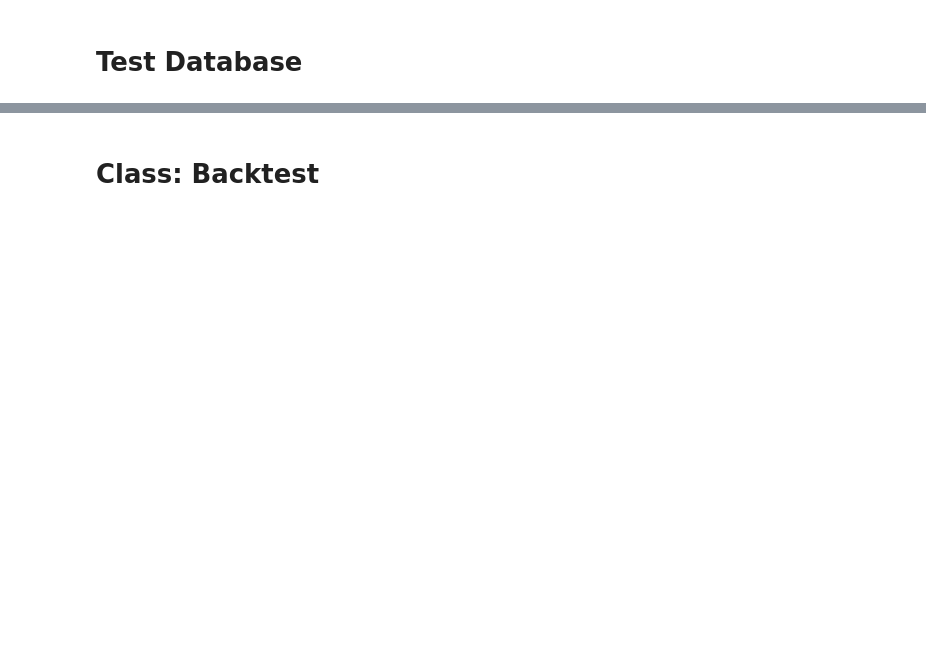
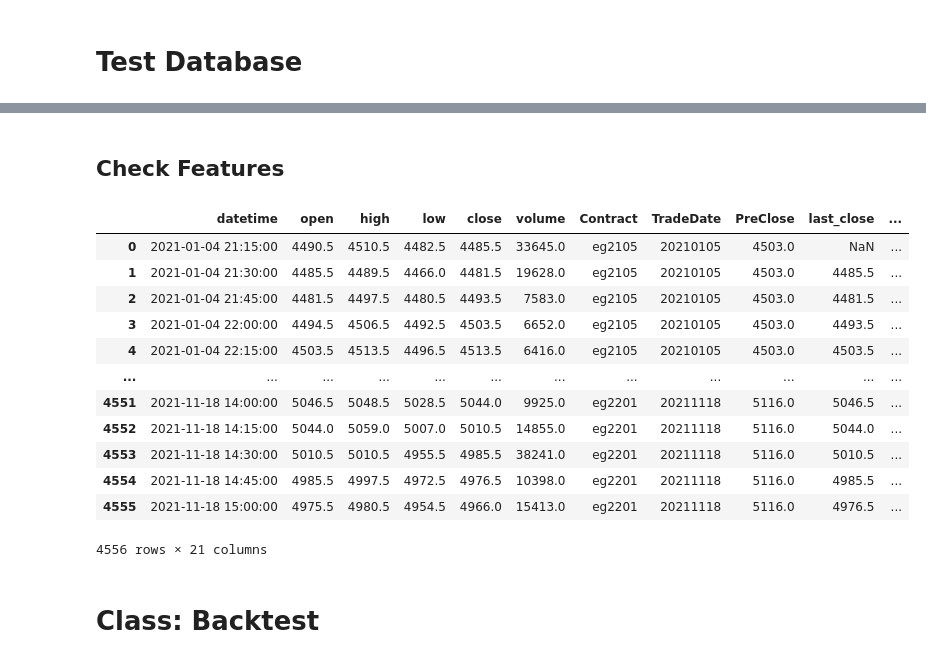
Before and after one commit to sammfyu/Strategy, a Jupyter notebook: Boll_RSI.ipynb, the cells around one changed output, grey strips where cells are left out. Drawn from its saved outputs; the diff is of its cells as text; code cells hidden in the pictures; blank space fills up the shorter version.

```diff
--- a/Boll_RSI.ipynb
+++ b/Boll_RSI.ipynb
@@ -58,2 +148,20 @@ print(db.GetSecond(df.index))
+# %% [markdown]
+## Check Features
+# %%
+pd.read_csv('./feature/EG/15min.csv')
+# %% [output]
+|  | datetime | open | high | low | close | volume | Contract | TradeDate | PreClose | last_close | ... |
+| 0 | 2021-01-04 21:15:00 | 4490.5 | 4510.5 | 4482.5 | 4485.5 | 33645.0 | eg2105 | 20210105 | 4503.0 | NaN | ... |
+| 1 | 2021-01-04 21:30:00 | 4485.5 | 4489.5 | 4466.0 | 4481.5 | 19628.0 | eg2105 | 20210105 | 4503.0 | 4485.5 | ... |
+| 2 | 2021-01-04 21:45:00 | 4481.5 | 4497.5 | 4480.5 | 4493.5 | 7583.0 | eg2105 | 20210105 | 4503.0 | 4481.5 | ... |
+| 3 | 2021-01-04 22:00:00 | 4494.5 | 4506.5 | 4492.5 | 4503.5 | 6652.0 | eg2105 | 20210105 | 4503.0 | 4493.5 | ... |
+| 4 | 2021-01-04 22:15:00 | 4503.5 | 4513.5 | 4496.5 | 4513.5 | 6416.0 | eg2105 | 20210105 | 4503.0 | 4503.5 | ... |
+| ... | ... | ... | ... | ... | ... | ... | ... | ... | ... | ... | ... |
+| 4551 | 2021-11-18 14:00:00 | 5046.5 | 5048.5 | 5028.5 | 5044.0 | 9925.0 | eg2201 | 20211118 | 5116.0 | 5046.5 | ... |
+| 4552 | 2021-11-18 14:15:00 | 5044.0 | 5059.0 | 5007.0 | 5010.5 | 14855.0 | eg2201 | 20211118 | 5116.0 | 5044.0 | ... |
+| 4553 | 2021-11-18 14:30:00 | 5010.5 | 5010.5 | 4955.5 | 4985.5 | 38241.0 | eg2201 | 20211118 | 5116.0 | 5010.5 | ... |
+| 4554 | 2021-11-18 14:45:00 | 4985.5 | 4997.5 | 4972.5 | 4976.5 | 10398.0 | eg2201 | 20211118 | 5116.0 | 4985.5 | ... |
+| 4555 | 2021-11-18 15:00:00 | 4975.5 | 4980.5 | 4954.5 | 4966.0 | 15413.0 | eg2201 | 20211118 | 5116.0 | 4976.5 | ... |
+4556 rows × 21 columns
 # %% [markdown]
 # Class: Backtest
```
Also changed, not shown: parts of 20 cells of this notebook, 9 other files.
